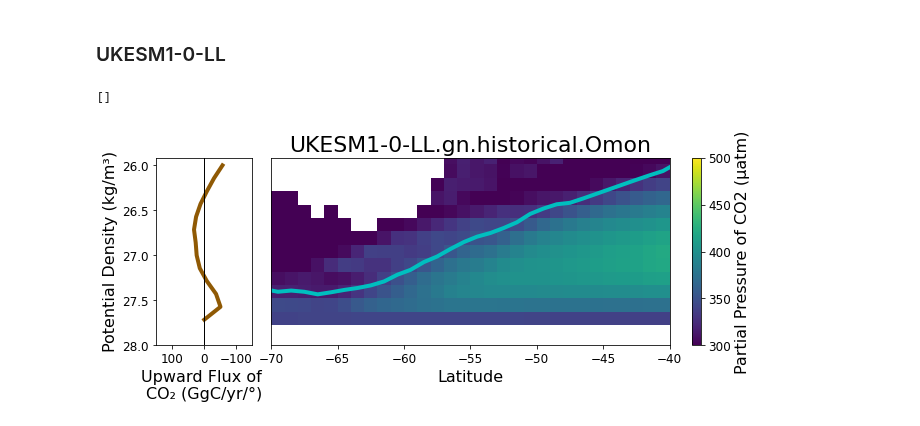
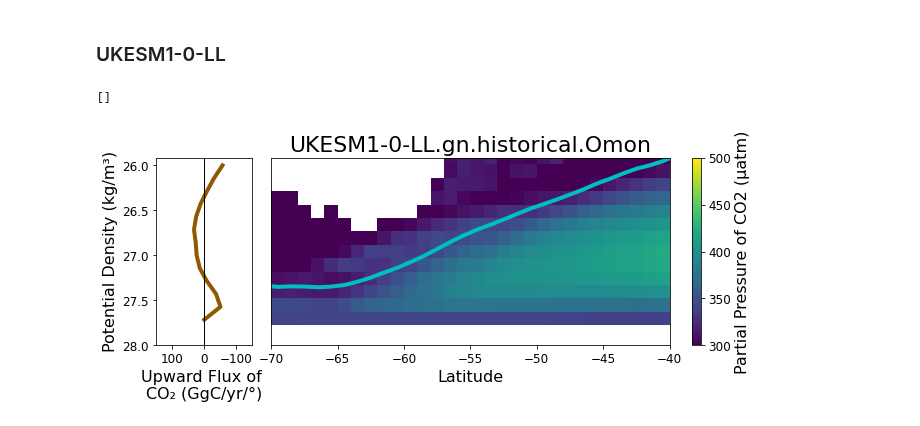
Before and after one commit to gmacgilchrist/seniorthesis, a Jupyter notebook: notebooks/combo_fgco2_PCO2_density.ipynb, the cells around one changed output. Cells and saved outputs as stored; diff of their text form; code cells hidden in the pictures.

```diff
--- a/notebooks/combo_fgco2_PCO2_density.ipynb
+++ b/notebooks/combo_fgco2_PCO2_density.ipynb
@@ -172,8 +172,8 @@ dd_JJA = {}
 for name, ds in dd_mlotst.items():
     # ds = ds.assign_coords(**newcoords)
     ds = ds.isel(time = slice(0,239))
-    ds_ann = ds.mean(['time', 'x'],keep_attrs=True)
-    ds_JJA = ds.sel(time=ds.time.dt.season=="JJA").mean(['time','x'],keep_attrs=True)
+    ds_ann = ds.mean(['time'],keep_attrs=True)
+    ds_JJA = ds.sel(time=ds.time.dt.season=="JJA").mean(['time'],keep_attrs=True)
     dd_annual[name] = ds_ann
     dd_JJA[name] = ds_JJA
 # %%
@@ -205,3 +205,19 @@ for name, ds in dd.items():
     # ds['sigma2'] = gsw.sigma2(da['so'],da['thetao']).isel(x=slice(180,200)).mean('x', keep_attrs=True)
     ds['sigma0'] = gsw.sigma0(ds['so'],ds['thetao'])
     # ds['sigma1'] = gsw.sigma1(da['so'],da['thetao']).isel(x=slice(180,200)).mean('x', keep_attrs=True)
+# %%
+ML = {}
+ML_JJA = {}
+
+for name, ds in dd.items():
+
+    # ds = ds.mean('x', keep_attrs = True)
+    if name == 'CESM2-WACCM.gr.historical.Omon' or name == 'CESM2.gr.historical.Omon' or name == 'CESM2-FV2.gr.historical.Omon' or name == 'CESM2-WACCM-FV2.gr.historical.Omon' or name == 'GFDL-ESM4.gr.historical.Omon' or name == 'MRI-ESM2-0.gr.historical.Omon' :
+        ML[name] = ds.sel(lev = dd_annual[name].mlotst, method = 'nearest')
+        ML_JJA[name] = ds.sel(lev = dd_JJA[name].mlotst, method = 'nearest')
+    elif name != 'GFDL-CM4.gr.historical.Omon':
+        ML[name] = ds.sel(lev = dd_annual[name], method = 'nearest')
+        ML_JJA[name] = ds.sel(lev = dd_JJA[name], method = 'nearest')
+# %%
+for name, ds in ML_JJA.items():
+    ML_JJA[name] = ds.assign_coords(**newcoords)
@@ -384,13 +404,0 @@ co2_sigma0.plot()
-# %%
-ML = {}
-ML_JJA = {}
-
-for name, ds in dd_x.items():
-
-    # ds = ds.mean('x', keep_attrs = True)
-    if name == 'CESM2-WACCM.gr.historical.Omon' or name == 'CESM2.gr.historical.Omon' or name == 'CESM2-FV2.gr.historical.Omon' or name == 'CESM2-WACCM-FV2.gr.historical.Omon' or name == 'GFDL-ESM4.gr.historical.Omon' or name == 'MRI-ESM2-0.gr.historical.Omon' :
-        ML[name] = ds.sel(lev = dd_annual[name].mlotst, method = 'nearest')
-        ML_JJA[name] = ds.sel(lev = dd_JJA[name].mlotst, method = 'nearest')
-    elif name != 'GFDL-CM4.gr.historical.Omon':
-        ML[name] = ds.sel(lev = dd_annual[name], method = 'nearest')
-        ML_JJA[name] = ds.sel(lev = dd_JJA[name], method = 'nearest')
@@ -2167,32 +1587,32 @@ DIC = grid.transform(ds['dissic'], 'Z', target_sig0, target_data=ds['sigma0'], m
 TALK = grid.transform(ds['talk'], 'Z', target_sig0, target_data=ds['sigma0'], method = 'linear').mean('x',keep_attrs = True).transpose('sigma0','y')
 THETAO = grid.transform(ds['thetao'], 'Z', target_sig0, target_data=ds['sigma0'], method = 'linear').mean('x',keep_attrs = True).transpose('sigma0','y')
 P = grid.transform(ds['p'], 'Z', target_sig0, target_data=ds['sigma0'], method = 'linear').mean('x',keep_attrs = True).transpose('sigma0','y')
 TEMP = grid.transform(ds['insitutemp'], 'Z', target_sig0, target_data=ds['sigma0'], method = 'linear').mean('x',keep_attrs = True).transpose('sigma0','y')
 conversion =  1e6/1035
 results = pyco2.sys(par1=TALK*conversion,par2=DIC*conversion,par1_type=1,par2_type=2,
                     pressure_out=0, temperature_out = THETAO, pressure = P,
                     temperature = TEMP)
 
 ppco2 = DIC.copy(data=results['pCO2_out'])
 
 # plt.figure(figsize = [10,3])
 
 ax2.set_xlim([-70,-40])
 
 
 ax2.set_ylim([26, 28])
 ax2.invert_yaxis()
 
 im = ax2.pcolormesh(ppco2['y'],ppco2['sigma0'], ppco2, vmin = 300, vmax = 500)
 cbar = plt.colorbar(im, ax = ax2, fraction = 0.05, pad = 0.05) # orientation='horizontal'
 cbar.set_label('Partial Pressure of CO2 (\u03BCatm)')
 ax2.set_title(name, fontsize = 22)
-ax2.plot(ppco2['y'],ML_JJA[name].sigma0, color = 'c', lw = 4)
+ax2.plot(ppco2['y'],ML_JJA[name].sigma0.mean('x', keep_attrs = True), color = 'c', lw = 4)
 ax2.set_xlabel('Latitude')
 ax2.set_yticks([])
 # ax2.grid(axis = 'x')
 # ax2.axhline(y=26.316, color = 'r', lw = 3)
 # ax2.axhline(y=27.427, color = 'r', lw = 3)
 # %% [output]
 []
-[figure, old version]
+[figure, new version]
```
Also changed, not shown: parts of 32 cells of this notebook.
